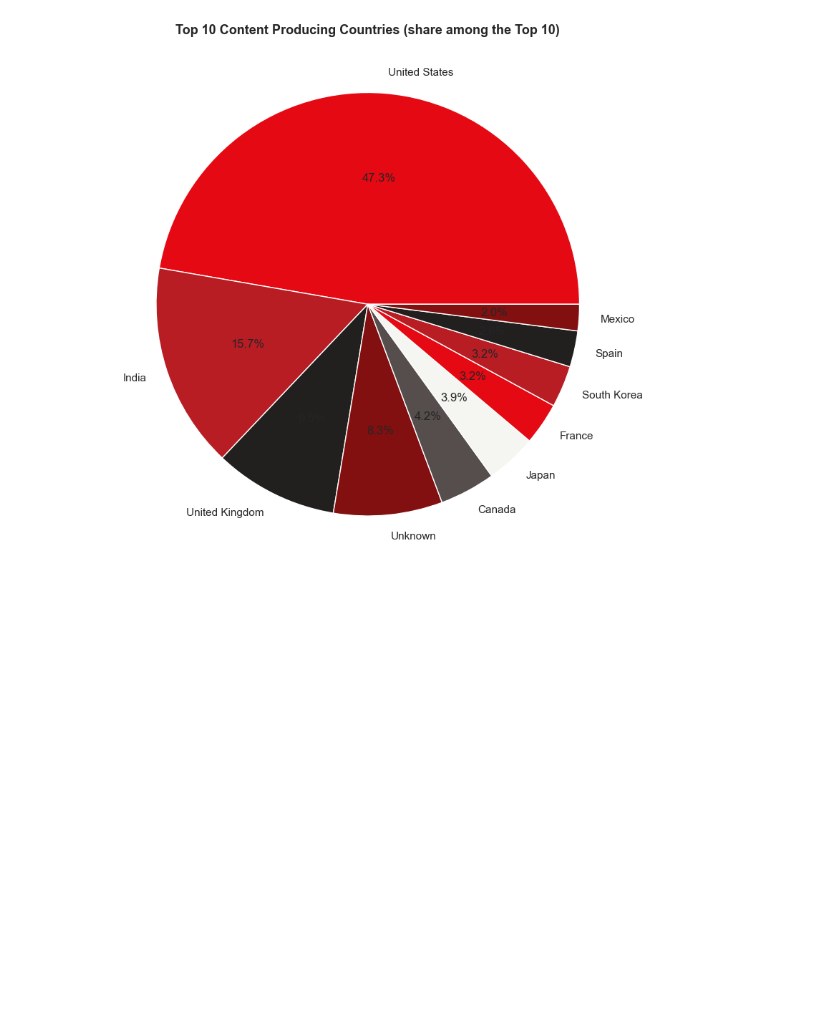
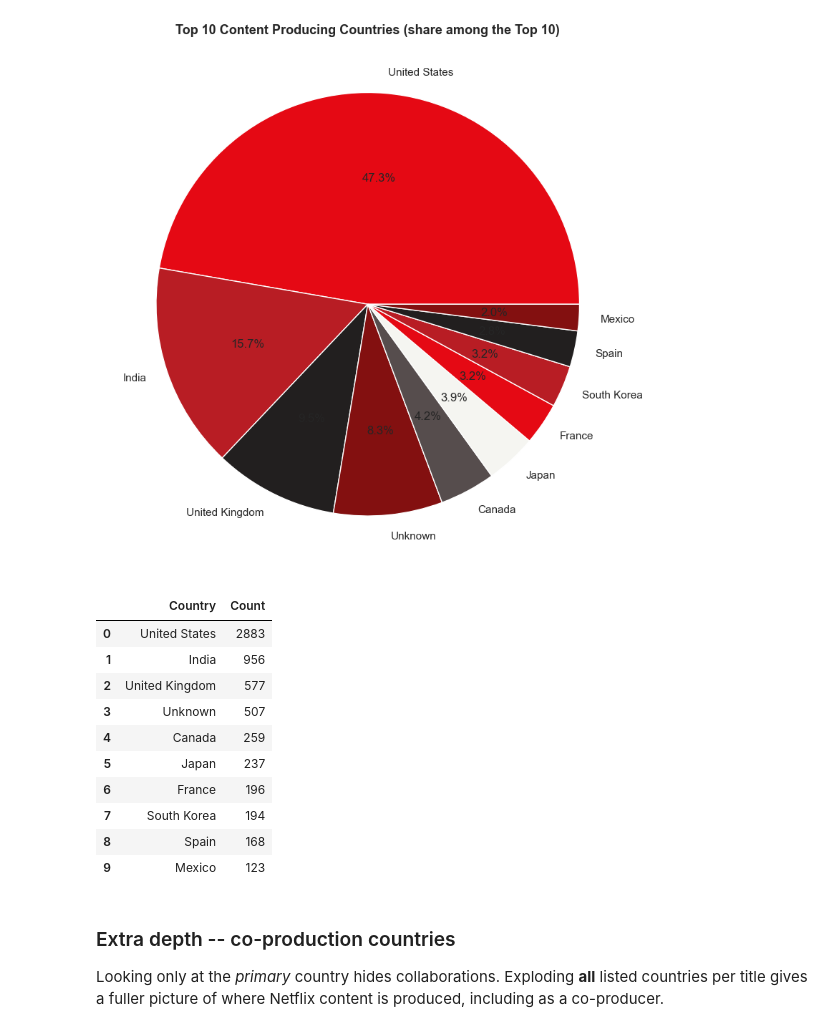
Before and after one commit to PragyaRana/DS_Training, a Jupyter notebook: Mini_Project_4.ipynb, the cells around one changed output. Cells and saved outputs as stored; diff of their text form; code cells hidden in the pictures; blank space fills up the shorter version.

```diff
--- a/Mini_Project_4.ipynb
+++ b/Mini_Project_4.ipynb
@@ -481,3 +481,23 @@ plt.tight_layout()
 plt.show()
 # %% [output]
 [figure]
+# %%
+country_df = df_clean['primary_country'].value_counts().reset_index()
+country_df.columns = ['Country', 'Count']
+country_df.head(10)
+# %% [output]
+|  | Country | Count |
+| 0 | United States | 2883 |
+| 1 | India | 956 |
+| 2 | United Kingdom | 577 |
+| 3 | Unknown | 507 |
+| 4 | Canada | 259 |
+| 5 | Japan | 237 |
+| 6 | France | 196 |
+| 7 | South Korea | 194 |
+| 8 | Spain | 168 |
+| 9 | Mexico | 123 |
+# %% [markdown]
+### Extra depth -- co-production countries
+Looking only at the *primary* country hides collaborations. Exploding **all** listed countries per title
+gives a fuller picture of where Netflix content is produced, including as a co-producer.
```
Also changed, not shown: parts of 1 cell of this notebook.
